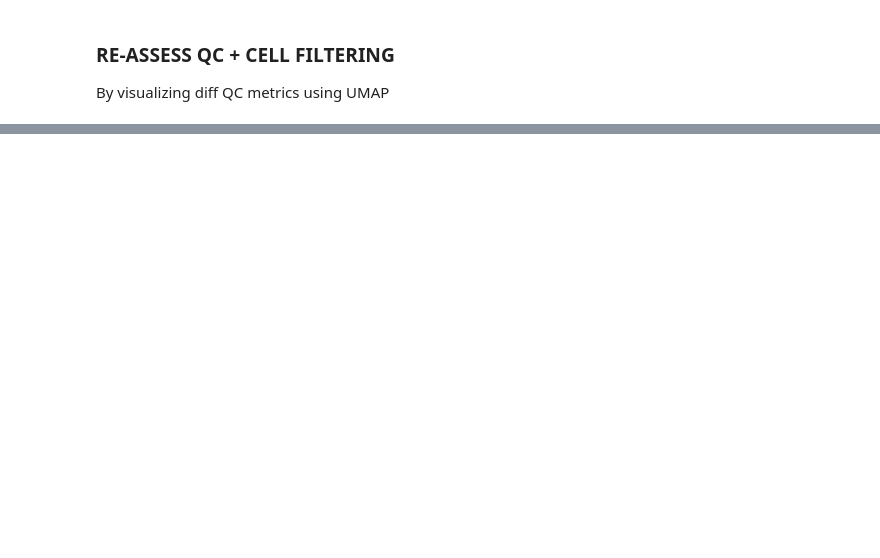
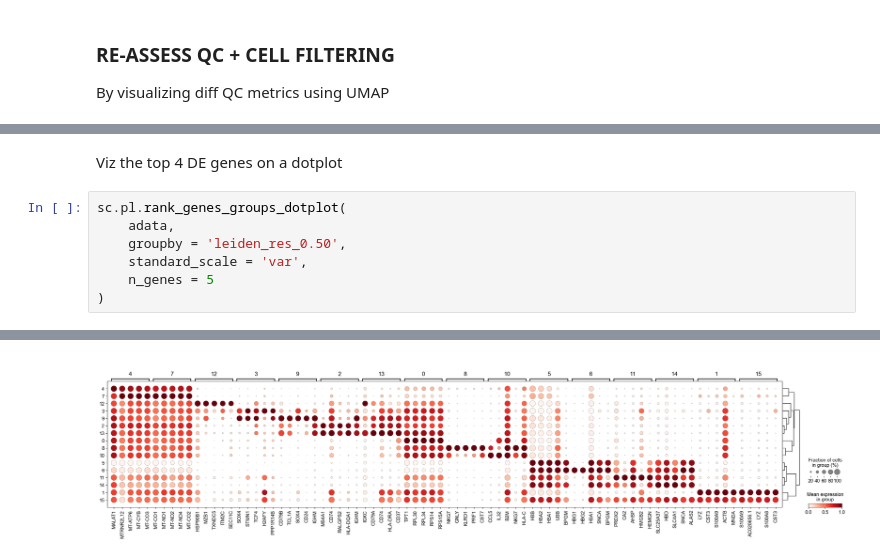
Before and after one commit to adamcatching/multiome-pipeline, a Jupyter notebook: src/TUTORIAL/TUTORIAL-scanpy.ipynb, the cells around one changed output, grey strips where cells are left out. Saved outputs shown, nothing was run; the diff lists cells and outputs as text; blank space fills up the shorter version.

```diff
--- a/src/TUTORIAL/TUTORIAL-scanpy.ipynb
+++ b/src/TUTORIAL/TUTORIAL-scanpy.ipynb
@@ -260,0 +377,10 @@ sc.pl.umap(
+# %% [markdown]
+Viz the top 4 DE genes on a dotplot
+# %%
+sc.pl.rank_genes_groups_dotplot(
+    adata,
+    groupby = 'leiden_res_0.50',
+    standard_scale = 'var',
+    n_genes = 5
+)
+# %% [output]
@@ -260,0 +388 @@ sc.pl.umap(
+[figure, added]
```
Also changed, not shown: parts of 23 cells of this notebook.
